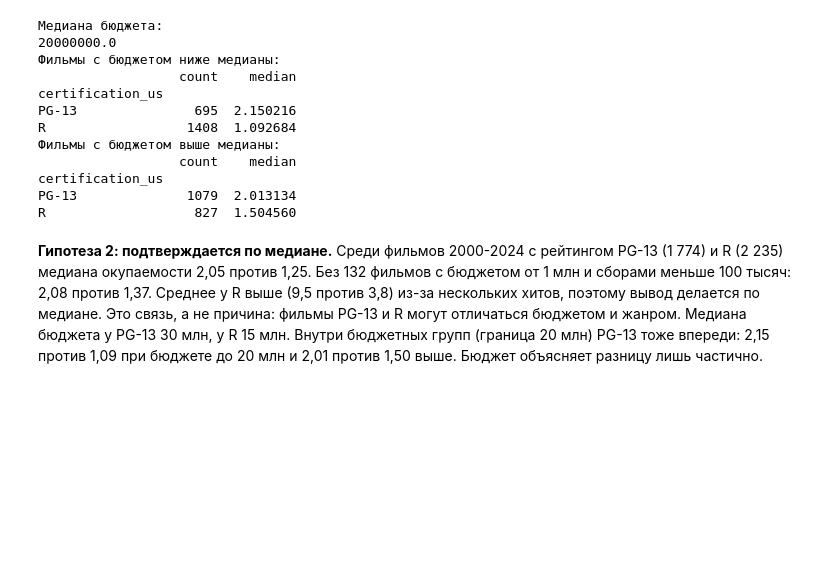
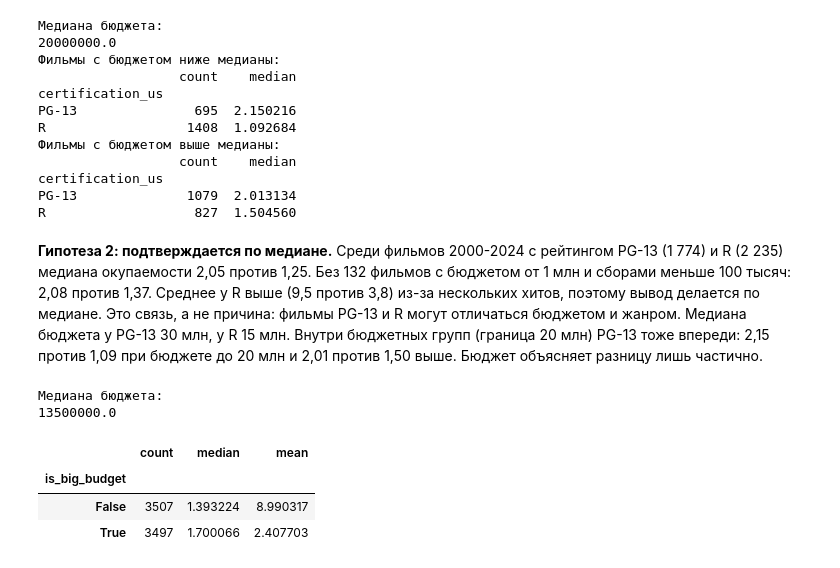
Before and after one commit to ilysma/movie-success-analysis, a Jupyter notebook: 02_analysis.ipynb, the cells around one changed output. Cells and saved outputs as stored; diff of their text form; code cells hidden in the pictures; blank space fills up the shorter version.

```diff
--- a/02_analysis.ipynb
+++ b/02_analysis.ipynb
@@ -267,3 +267,22 @@ R                   827  1.504560
 от 1 млн и сборами меньше 100 тысяч: 2,08 против 1,37. Среднее у R выше (9,5 против
 3,8) из-за нескольких хитов, поэтому вывод делается по медиане. Это связь, а не причина:
 фильмы PG-13 и R могут отличаться бюджетом и жанром. Медиана бюджета у PG-13 30 млн, у R 15 млн. Внутри бюджетных групп (граница 20 млн) PG-13 тоже впереди: 2,15 против 1,09 при бюджете до 20 млн и 2,01 против 1,50 выше. Бюджет объясняет разницу лишь частично.
+# %%
+## Считаю медиану бюджета по всем фильмам из df_roi (граница для гипотезы 3)
+roi_budget_median = df_roi["budget"].median()
+print("Медиана бюджета:")
+print(df_roi_median)
+# %% [output]
+Медиана бюджета:
+13500000.0
+# %%
+## Помечаю фильмы с бюджетом выше медианы (ровно на медиане относится к дешёвым)
+df_roi["is_big_budget"] = df_roi["budget"] > roi_budget_median
+# %%
+## Сравниваю окупаемость дорогих и дешёвых фильмов: количество, медиана и среднее roi
+df_roi.groupby("is_big_budget")["roi"].agg(["count", "median", "mean"])
+# %% [output]
+|  | count | median | mean |
+| is_big_budget |  |  |  |
+| False | 3507 | 1.393224 | 8.990317 |
+| True | 3497 | 1.700066 | 2.407703 |
```
Also changed, not shown: parts of 2 cells of this notebook.
